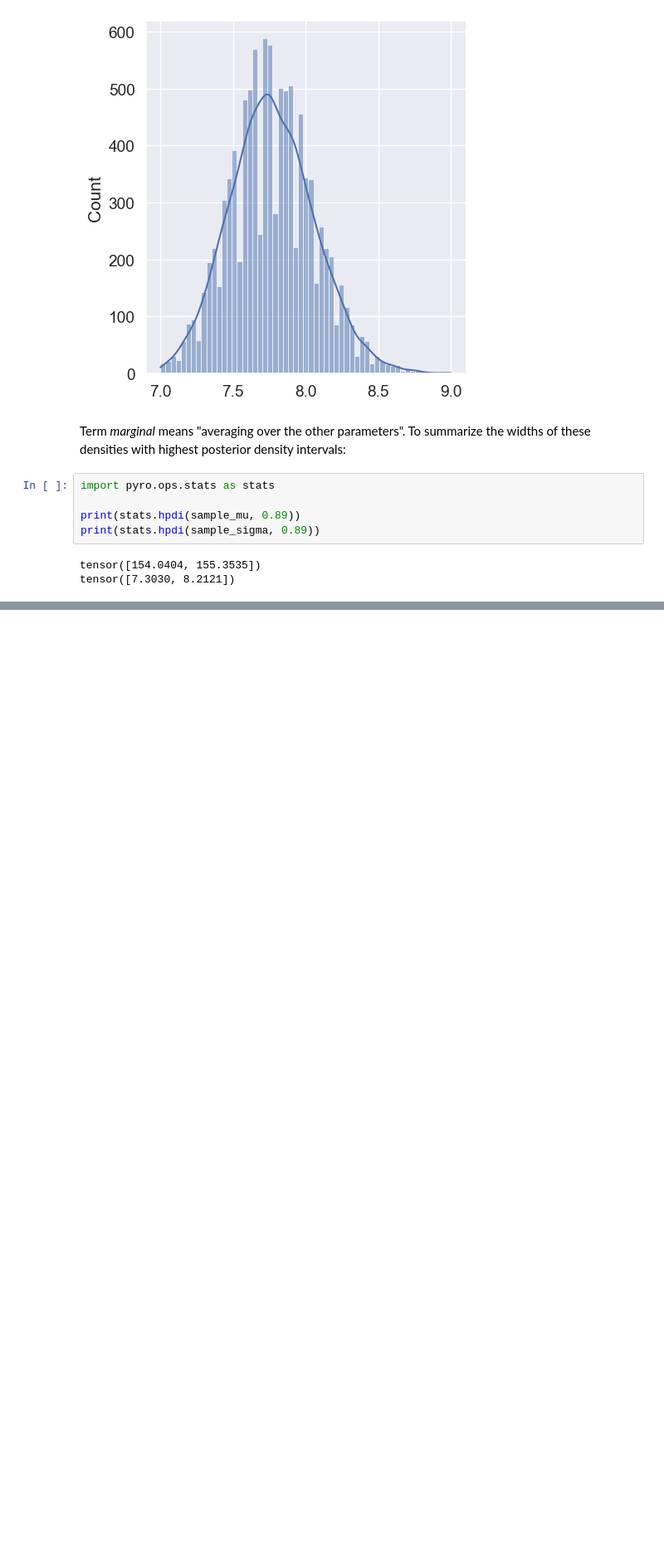
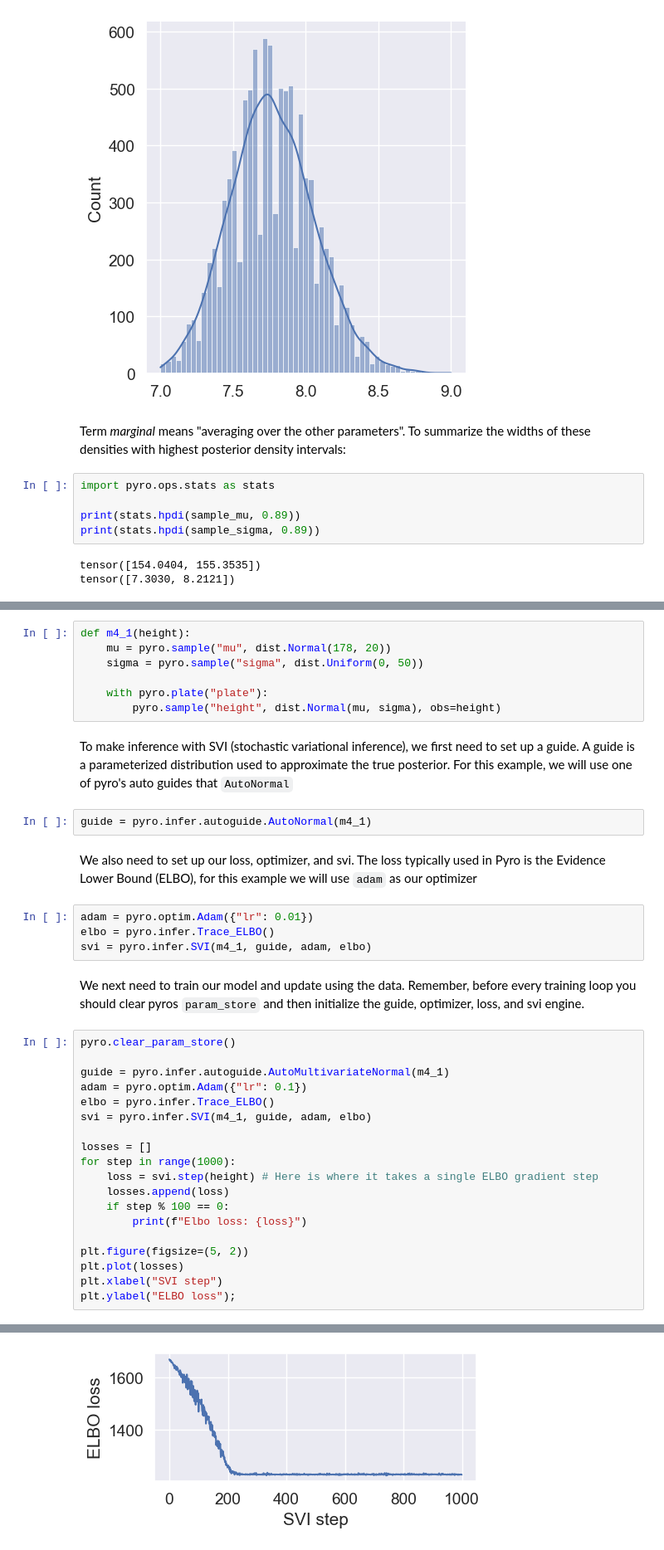
Before and after one commit to trevorjwilli/SRBayesianPyro, a Jupyter notebook: notebooks/chapter_4_notes.ipynb, the cells around one changed output, grey strips where cells are left out. Shown at 83% size. Saved outputs shown, nothing was run; the diff lists cells and outputs as text; blank space fills up the shorter version.

```diff
--- a/notebooks/chapter_4_notes.ipynb
+++ b/notebooks/chapter_4_notes.ipynb
@@ -337,0 +349,39 @@ tensor([7.3030, 8.2121])
+# %%
+def m4_1(height):
+    mu = pyro.sample("mu", dist.Normal(178, 20))
+    sigma = pyro.sample("sigma", dist.Uniform(0, 50))
+
+    with pyro.plate("plate"):
+        pyro.sample("height", dist.Normal(mu, sigma), obs=height)
+# %% [markdown]
+To make inference with SVI (stochastic variational inference), we first need to set up a guide. A guide is a parameterized distribution used to approximate the true posterior. For this example, we will use one of pyro's auto guides that `AutoNormal`
+# %%
+guide = pyro.infer.autoguide.AutoNormal(m4_1)
+# %% [markdown]
+We also need to set up our loss, optimizer, and svi. The loss typically used in Pyro is the Evidence Lower Bound (ELBO), for this example we will use `adam` as our optimizer
+# %%
+adam = pyro.optim.Adam({"lr": 0.01})
+elbo = pyro.infer.Trace_ELBO()
+svi = pyro.infer.SVI(m4_1, guide, adam, elbo)
+# %% [markdown]
+We next need to train our model and update using the data. Remember, before every training loop you should clear pyros `param_store` and then initialize the guide, optimizer, loss, and svi engine.
+# %%
+pyro.clear_param_store()
+
+guide = pyro.infer.autoguide.AutoMultivariateNormal(m4_1)
+adam = pyro.optim.Adam({"lr": 0.1})
+elbo = pyro.infer.Trace_ELBO()
+svi = pyro.infer.SVI(m4_1, guide, adam, elbo)
+
+losses = []
+for step in range(1000):
+    loss = svi.step(height) # Here is where it takes a single ELBO gradient step
+    losses.append(loss)
+    if step % 100 == 0:
+        print(f"Elbo loss: {loss}")
+
+plt.figure(figsize=(5, 2))
+plt.plot(losses)
+plt.xlabel("SVI step")
+plt.ylabel("ELBO loss");
+# %% [output]
@@ -337,0 +398 @@ tensor([7.3030, 8.2121])
+[figure, added]
```
Also changed, not shown: parts of 16 cells of this notebook.
